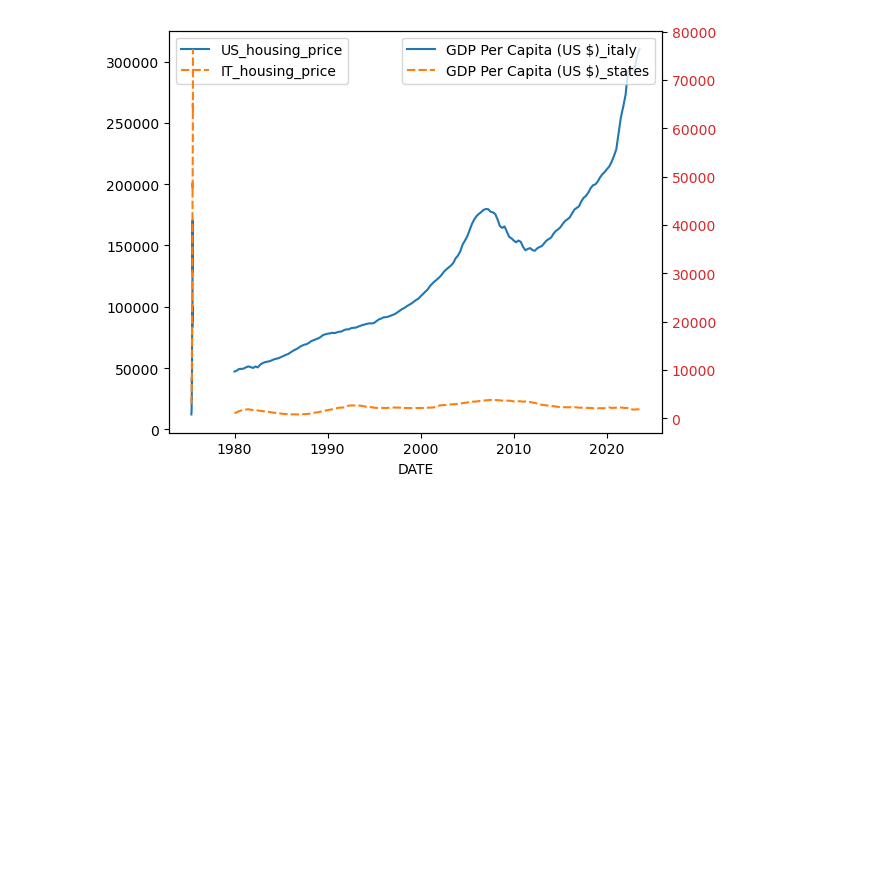
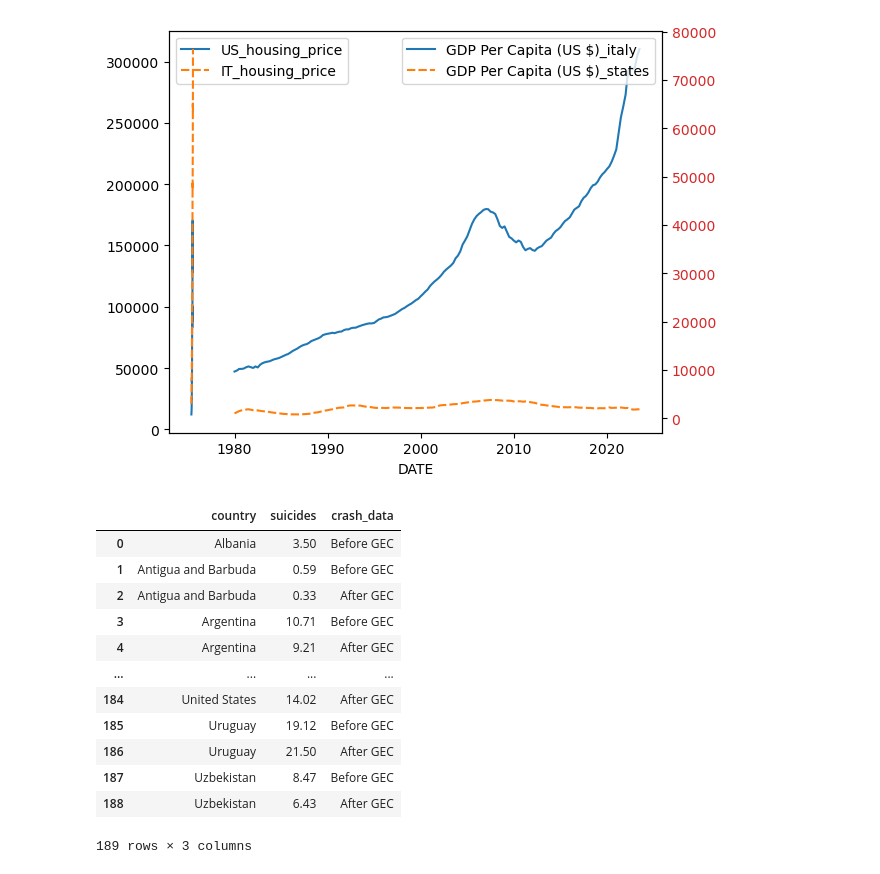
Before and after one commit to Papa-Yaga/sql-database, a Jupyter notebook: very_optimistic_data.ipynb, the cells around one changed output. Drawn from its saved outputs; the diff is of its cells as text; code cells hidden in the pictures; blank space fills up the shorter version.

```diff
--- a/very_optimistic_data.ipynb
+++ b/very_optimistic_data.ipynb
@@ -169,0 +170,19 @@ srates.rename(columns={"country":"country","suicides/100k pop":"suicides"}, inpl
+# %%
+suicides = r"srates_gec.csv"
+suicides = pd.read_csv(suicides)
+# %%
+suicides
+# %% [output]
+|  | country | suicides | crash_data |
+| 0 | Albania | 3.50 | Before GEC |
+| 1 | Antigua and Barbuda | 0.59 | Before GEC |
+| 2 | Antigua and Barbuda | 0.33 | After GEC |
+| 3 | Argentina | 10.71 | Before GEC |
+| 4 | Argentina | 9.21 | After GEC |
+| ... | ... | ... | ... |
+| 184 | United States | 14.02 | After GEC |
+| 185 | Uruguay | 19.12 | Before GEC |
+| 186 | Uruguay | 21.50 | After GEC |
+| 187 | Uzbekistan | 8.47 | Before GEC |
+| 188 | Uzbekistan | 6.43 | After GEC |
+189 rows × 3 columns
```
Also changed, not shown: parts of 1 cell of this notebook, 2 other files.
